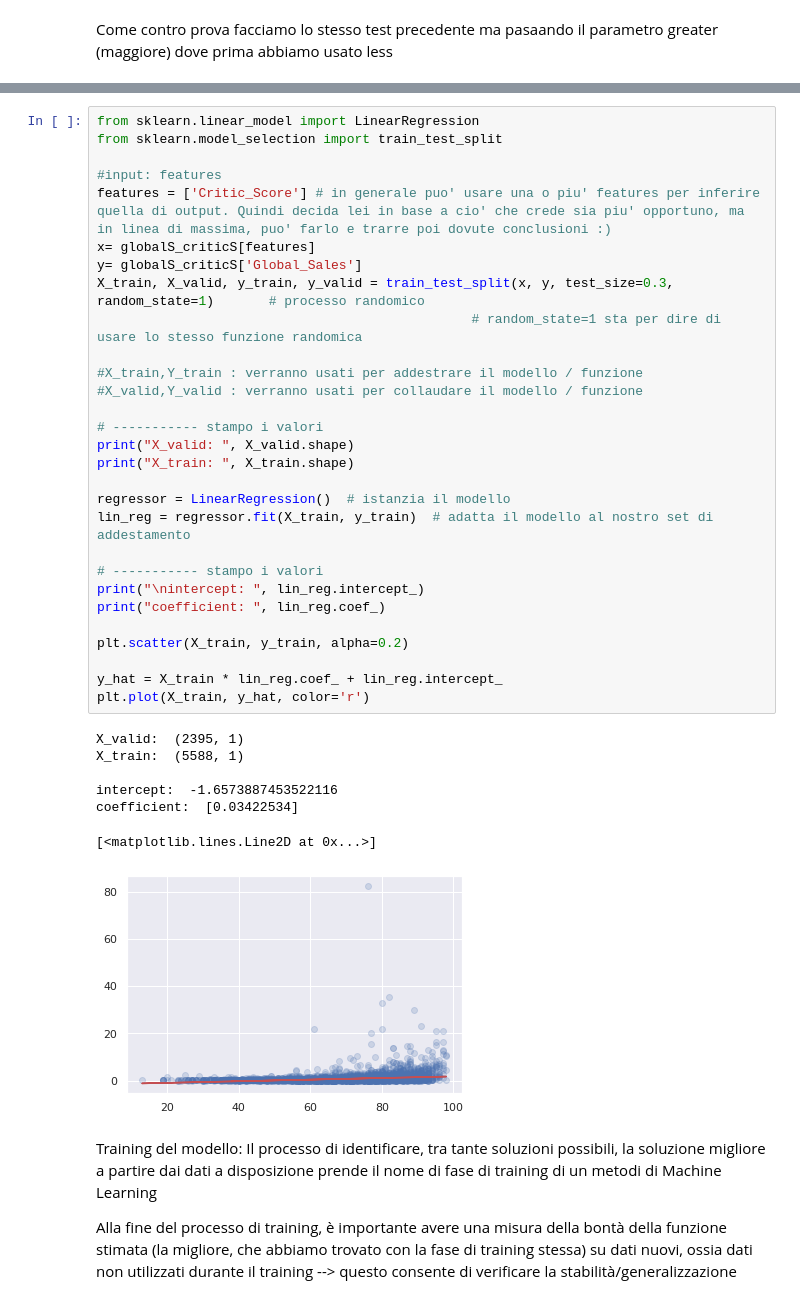
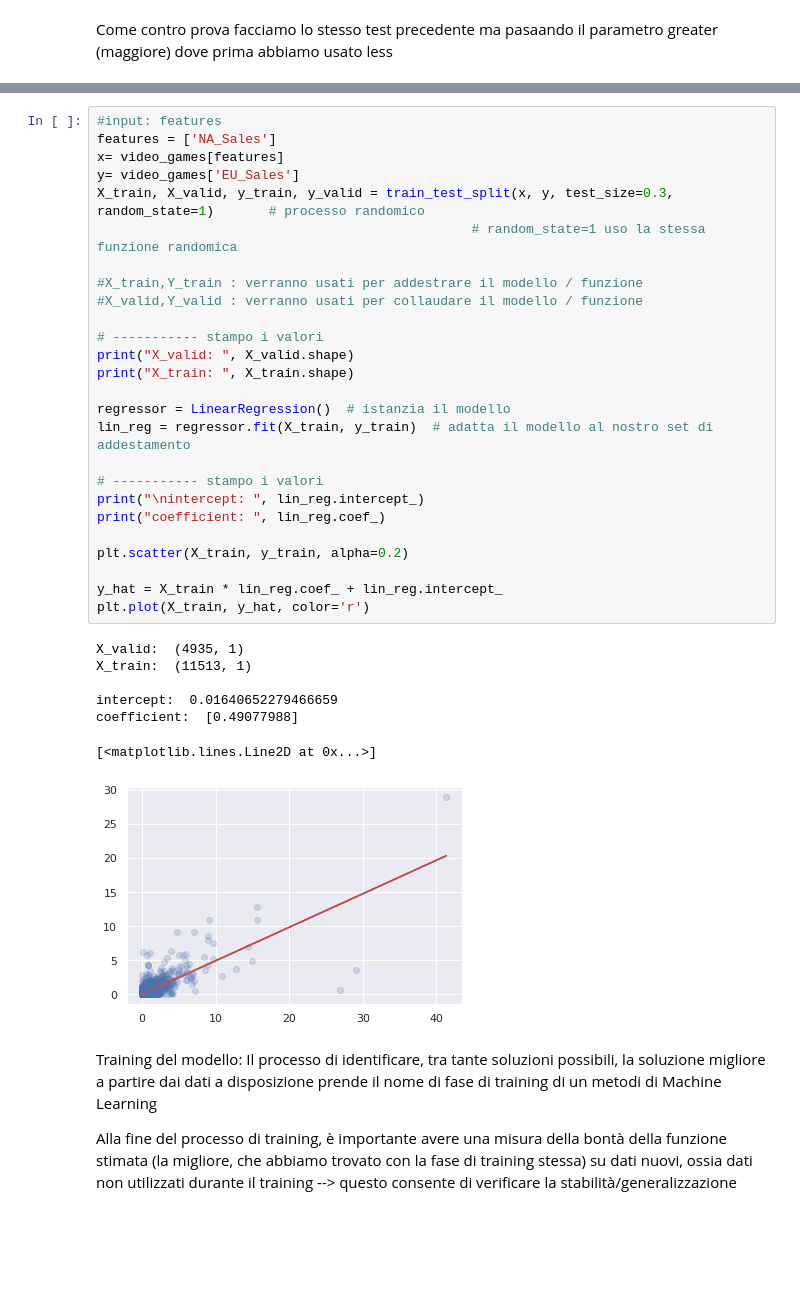
Before and after one commit to FilippoManini/IDS_VideoGame, a Jupyter notebook: Lab_video_game_sales.ipynb, the cells around one changed output, grey strips where cells are left out. Saved outputs shown, nothing was run; the diff lists cells and outputs as text; blank space fills up the shorter version.

Commit message:
Aggiunta di regressione lineare
 e commenti finale progetto

```diff
--- a/Lab_video_game_sales.ipynb
+++ b/Lab_video_game_sales.ipynb
@@ -905,42 +776,39 @@ In scikit-learn esiste la funzione:
 
 che effettua per noi lo splitting.
 # %%
-from sklearn.linear_model import LinearRegression
-from sklearn.model_selection import train_test_split
-
 #input: features
-features = ['Critic_Score'] # in generale puo' usare una o piu' features per inferire quella di output. Quindi decida lei in base a cio' che crede sia piu' opportuno, ma in linea di massima, puo' farlo e trarre poi dovute conclusioni :)
-x= globalS_criticS[features]
-y= globalS_criticS['Global_Sales']
+features = ['NA_Sales']
+x= video_games[features]
+y= video_games['EU_Sales']
 X_train, X_valid, y_train, y_valid = train_test_split(x, y, test_size=0.3, random_state=1)       # processo randomico
-                                                # random_state=1 sta per dire di usare lo stesso funzione randomica
+                                                # random_state=1 uso la stessa funzione randomica
 
 #X_train,Y_train : verranno usati per addestrare il modello / funzione
 #X_valid,Y_valid : verranno usati per collaudare il modello / funzione
 
 # ----------- stampo i valori
 print("X_valid: ", X_valid.shape)
 print("X_train: ", X_train.shape)
 
 regressor = LinearRegression()  # istanzia il modello
 lin_reg = regressor.fit(X_train, y_train)  # adatta il modello al nostro set di addestamento
 
 # ----------- stampo i valori
 print("\nintercept: ", lin_reg.intercept_)
 print("coefficient: ", lin_reg.coef_)
 
 plt.scatter(X_train, y_train, alpha=0.2)
 
 y_hat = X_train * lin_reg.coef_ + lin_reg.intercept_
 plt.plot(X_train, y_hat, color='r')
 # %% [output]
-X_valid:  (2395, 1)
-X_train:  (5588, 1)
+X_valid:  (4935, 1)
+X_train:  (11513, 1)
 
-intercept:  -1.6573887453522116
-coefficient:  [0.03422534]
+intercept:  0.01640652279466659
+coefficient:  [0.49077988]
 [<matplotlib.lines.Line2D at 0x...>]
-[figure, old version]
+[figure, new version]
 # %% [markdown]
 Training del modello: Il processo di identificare, tra tante soluzioni possibili, la soluzione migliore a partire dai dati a disposizione prende il nome di fase di training di un metodi di Machine Learning
 
```
Also changed, not shown: parts of 90 cells of this notebook.
